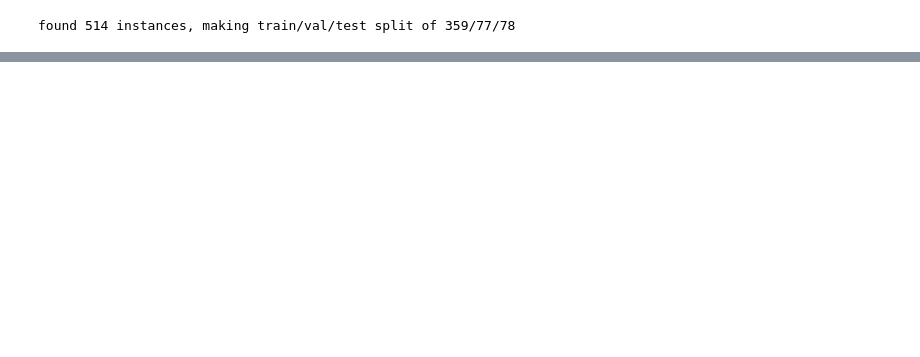
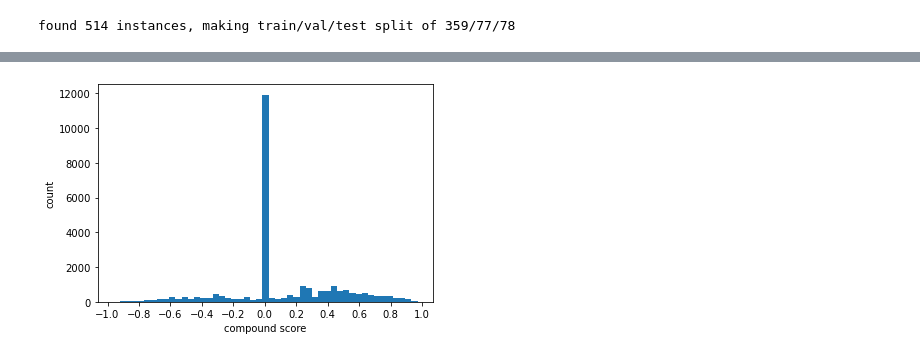
Before and after one commit to fagan2888/nlp-final-project, a Jupyter notebook: playground.ipynb, the cells around one changed output, grey strips where cells are left out. Cells and saved outputs as stored; diff of their text form; code cells hidden in the pictures; blank space fills up the shorter version.

```diff
--- a/playground.ipynb
+++ b/playground.ipynb
@@ -69,8 +80,13 @@ plt.savefig('figures/sent_counts.png')
 # %%
+x = tweet_data['compound']
 bins = np.linspace(x.min(), x.max(), 50)
 plt.xticks(np.linspace(-1, 1, 11))
+plt.xlabel('compound score')
+plt.ylabel('count')
 plt.hist(x, bins=bins)
 plt.savefig('figures/compound_dist.png')
+# %% [output]
+[figure, added]
 # %%
 x = tweet_data['pos']
 bins = np.linspace(x.min(), x.max(), 25)
```
Also changed, not shown: parts of 6 cells of this notebook, 12 other files.
